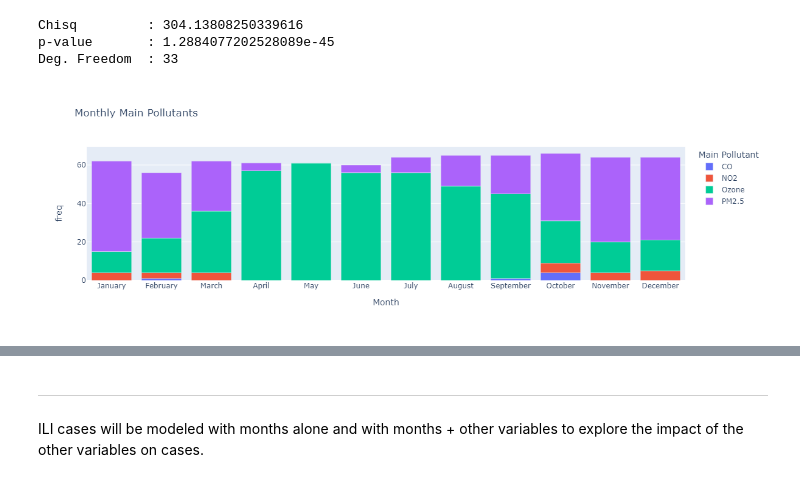
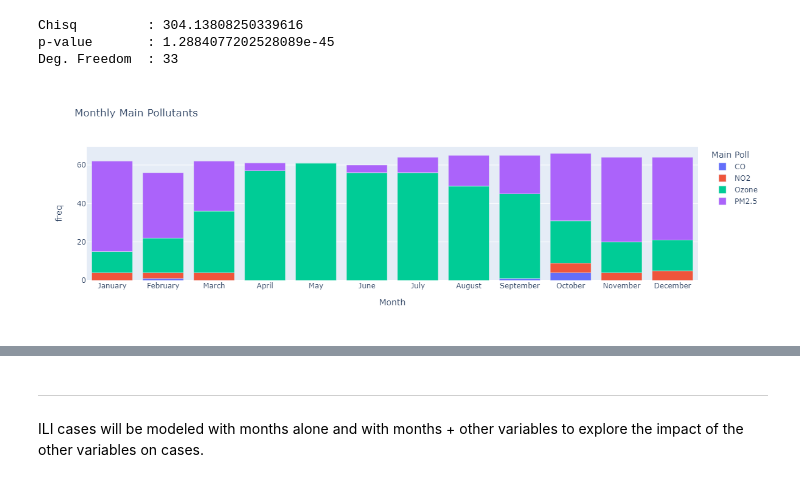
Before and after one commit to tyg3rr/HM878-Biostats, a Jupyter notebook: final/Final py.ipynb, the cells around one changed output, grey strips where cells are left out. Cells and saved outputs as stored; diff of their text form; code cells hidden in the pictures.

```diff
--- a/final/Final py.ipynb
+++ b/final/Final py.ipynb
@@ -121,7 +125,0 @@ pretty_var_names = {
-# %%
-cont_vars = [
-                'Cases', 'ED Visits', 'Wind', 'Precip. (in)',
-                'Snowfall (in)', 'Temp. (F)', 'AQI', 'CO','Ozone',
-                'PM10', 'PM2.5', 'NO2', "'Flu' Searches",
-                "'Cough' Searches", "'Cold' Searches"
-            ]
@@ -201,7 +173,7 @@ from scipy.stats import chi2_contingency
 # %%
-df_month_pollutant = df[['Month','Main Pollutant']]
-df_month_dummy_pollutant = pd.get_dummies(df_month_pollutant.set_index('Main Pollutant')['Month']).reset_index()
-month_pollutant_freq = df_month_dummy_pollutant.groupby('Main Pollutant').sum()[months_ordered]
+df_month_pollutant = df[['Month','Main Poll']]
+df_month_dummy_pollutant = pd.get_dummies(df_month_pollutant.set_index('Main Poll')['Month']).reset_index()
+month_pollutant_freq = df_month_dummy_pollutant.groupby('Main Poll').sum()[months_ordered]
 print(tabulate(month_pollutant_freq.T, headers=month_pollutant_freq.T.columns))
 # %% [output]
              CO    NO2    Ozone    PM2.5
@@ -231,14 +203,14 @@ Deg. Freedom  : 33
 # %%
 melted_month_pollutant_freq = month_pollutant_freq.reset_index()
 melted_month_pollutant_freq = melted_month_pollutant_freq.melt(
-                                                                id_vars='Main Pollutant',
+                                                                id_vars='Main Poll',
                                                                 value_vars=months_ordered,
                                                                 var_name='Month',
                                                                 value_name='freq'
                                                                 )
 # %%
-fig = px.bar(melted_month_pollutant_freq, x='Month',y='freq', color='Main Pollutant', title='Monthly Main Pollutants')
+fig = px.bar(melted_month_pollutant_freq, x='Month',y='freq', color='Main Poll', title='Monthly Main Pollutants')
 fig.update_layout(autosize=False,width=1200,height=400)
 fig.show('png')
 # %% [output]
-[figure, old version]
+[figure, new version]
```
Also changed, not shown: parts of 31 cells of this notebook.
